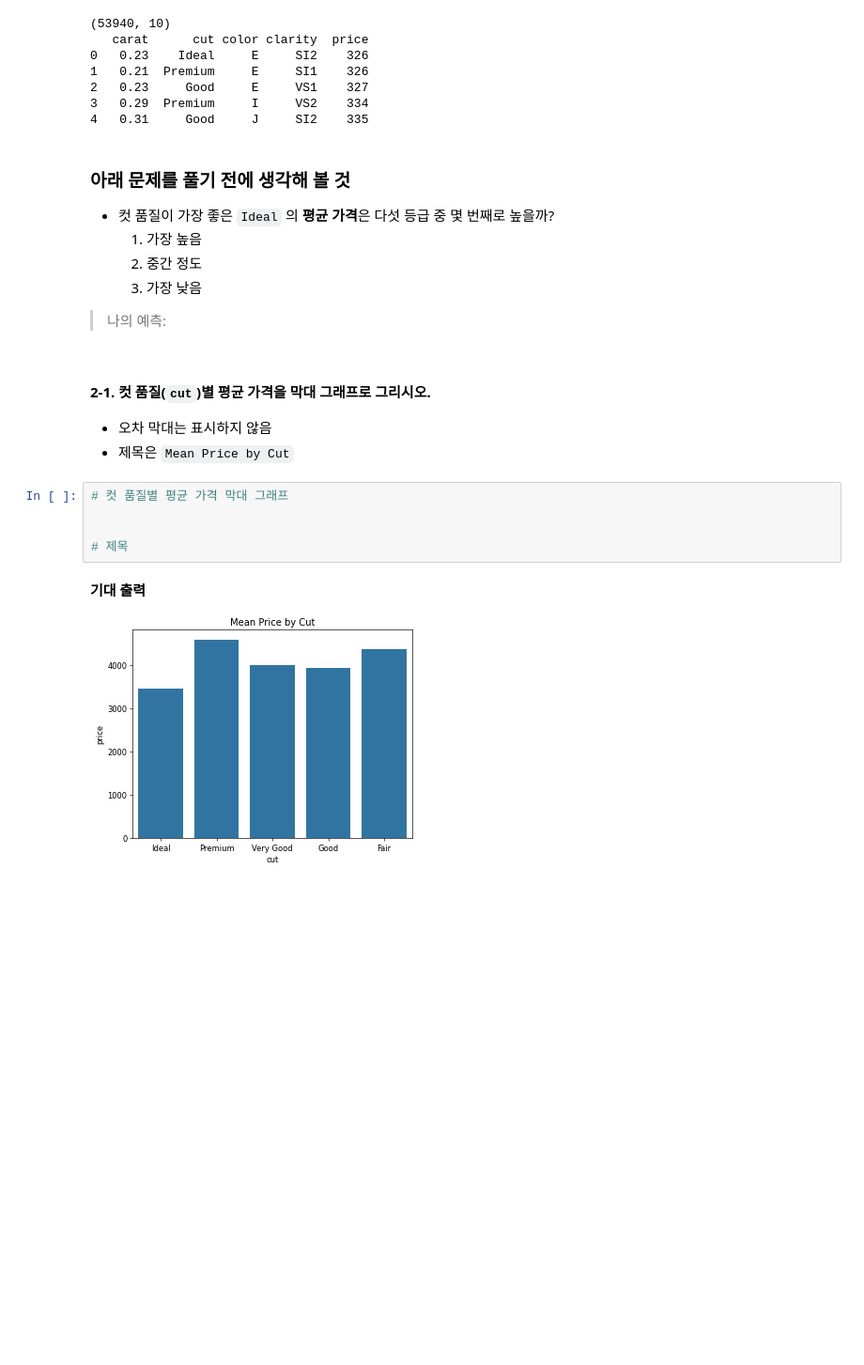
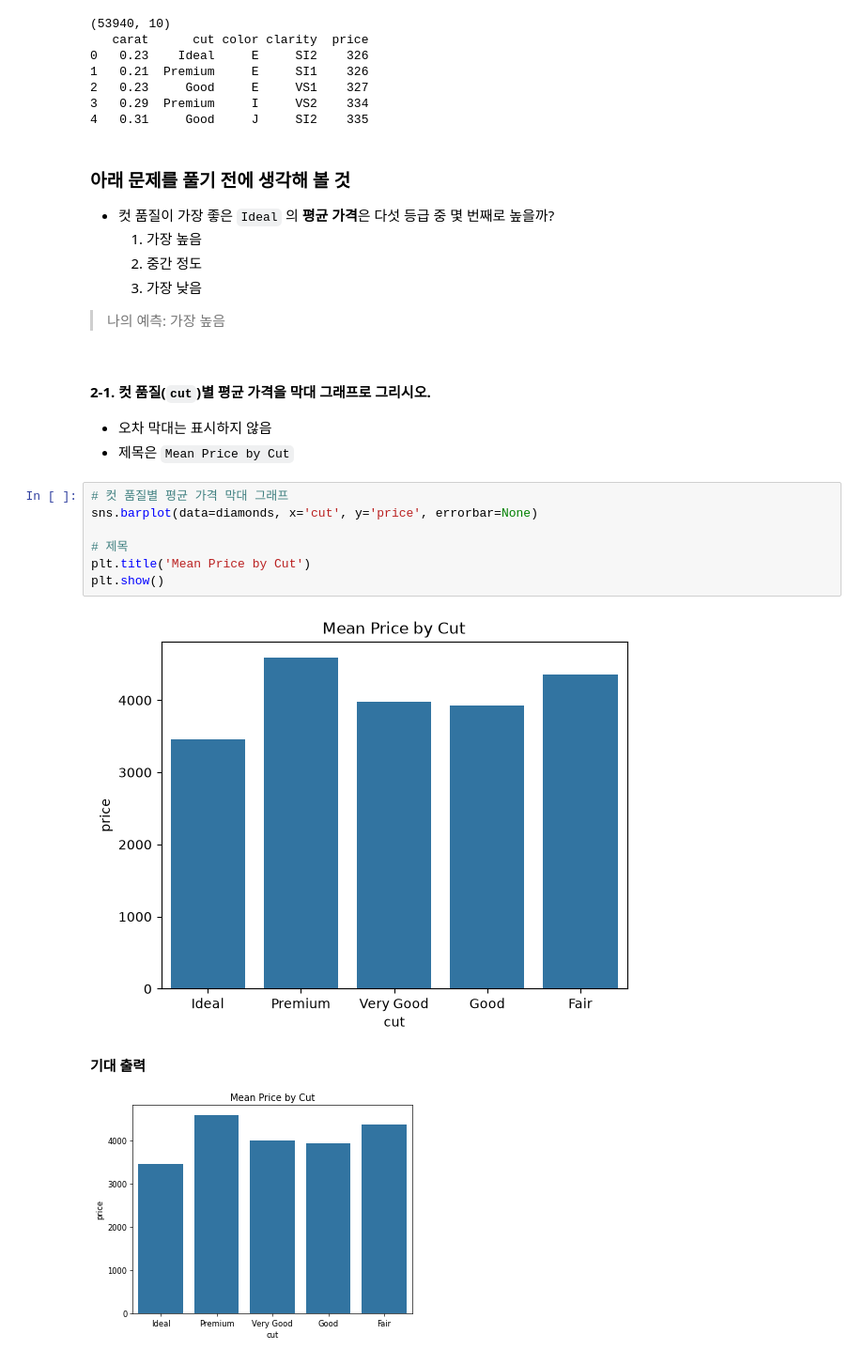
Before and after one commit to koreatechcheeseduck/BasicDataScience_2026-2, a Jupyter notebook: lec10-2_lab_visualization-2.ipynb, the cells around one changed output. Shown at 94% size. Saved outputs shown, nothing was run; the diff lists cells and outputs as text; blank space fills up the shorter version.

```diff
--- a/lec10-2_lab_visualization-2.ipynb
+++ b/lec10-2_lab_visualization-2.ipynb
@@ -123,7 +131,7 @@ print(diamonds[['carat', 'cut', 'color', 'clarity', 'price']].head())
   2. 중간 정도
   3. 가장 낮음
 
-> 나의 예측:
+> 나의 예측: 가장 높음
 # %% [markdown]
 #### 2-1. 컷 품질(`cut`)별 평균 가격을 막대 그래프로 그리시오.
 
@@ -131,9 +139,13 @@ print(diamonds[['carat', 'cut', 'color', 'clarity', 'price']].head())
 - 제목은 `Mean Price by Cut`
 # %%
 # 컷 품질별 평균 가격 막대 그래프
-
+sns.barplot(data=diamonds, x='cut', y='price', errorbar=None)
 
 # 제목
+plt.title('Mean Price by Cut')
+plt.show()
+# %% [output]
+[figure, added]
 # %% [markdown]
 **기대 출력**
 
```
Also changed, not shown: parts of 16 cells of this notebook, 1 other file.
